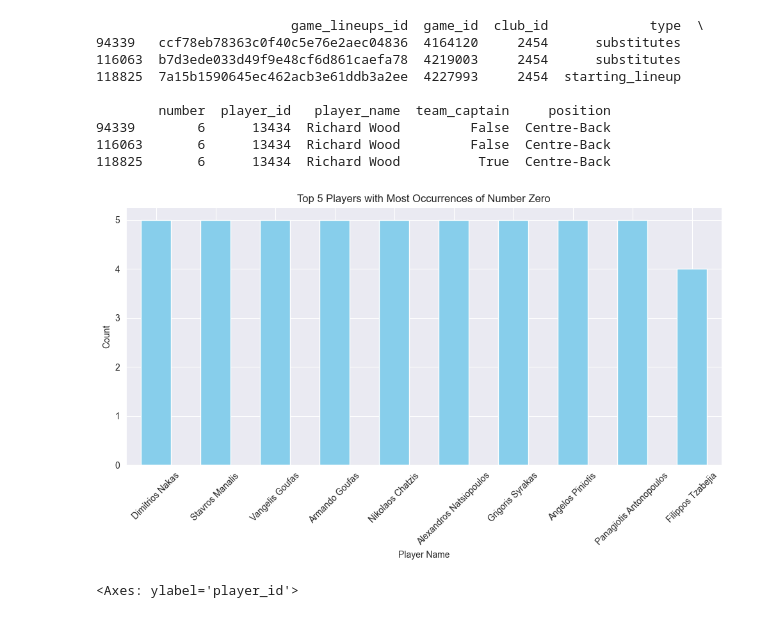
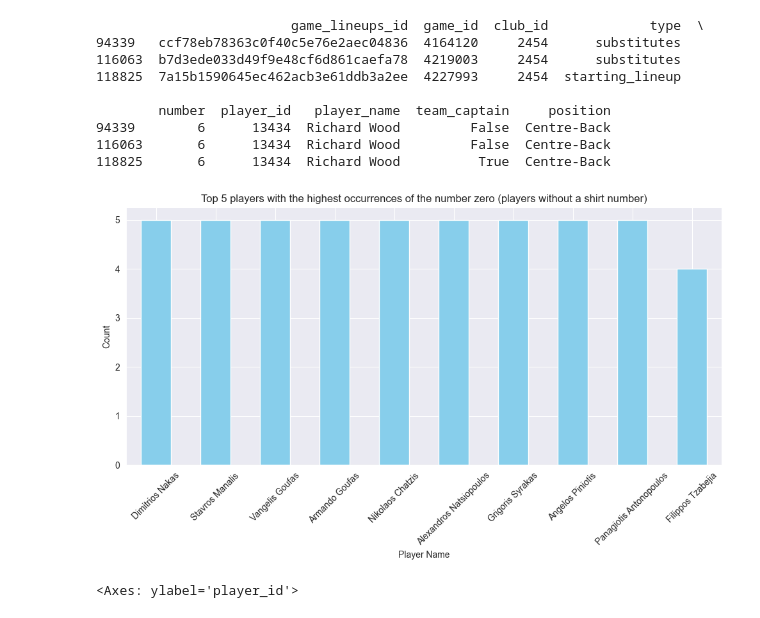
Before and after one commit to Bilguun-Batsaikhan/IUM-TWEB, a Jupyter notebook: Solution/jupyter_notebook/game_lineups.ipynb, the cells around one changed output. Cells and saved outputs as stored; diff of their text form; code cells hidden in the pictures.

Commit message:
Added charts for analysis

```diff
--- a/Solution/jupyter_notebook/game_lineups.ipynb
+++ b/Solution/jupyter_notebook/game_lineups.ipynb
@@ -523,26 +552,26 @@ print(player_13434_data)
 # %%
 zero_number_players = gl[gl['number'] == 0]
 
 player_zero_number_counts = zero_number_players['player_id'].value_counts()
 
 top_5_players = player_zero_number_counts.nlargest(10)
 
 player_names = gl[['player_id', 'player_name']].drop_duplicates().set_index('player_id')['player_name']
 
 top_5_players_data = zero_number_players[zero_number_players['player_id'].isin(top_5_players.index)]
 
 plt.figure(figsize=(10, 6))
 top_5_players_data['player_id'].map(player_names).value_counts().plot(kind='bar', color='skyblue')
 
-plt.title('Top 5 Players with Most Occurrences of Number Zero')
+plt.title('Top 5 players with the highest occurrences of the number zero (players without a shirt number)')
 plt.xlabel('Player Name')
 plt.ylabel('Count')
 
 plt.xticks(rotation=45)
 plt.tight_layout()
 plt.show()
 # %% [output]
-[figure, old version]
+[figure, new version]
 # %%
 sns.boxplot(data = ngl['player_id'],
             color = 'skyblue')
```
Also changed, not shown: parts of 8 cells of this notebook, 1 other file.
